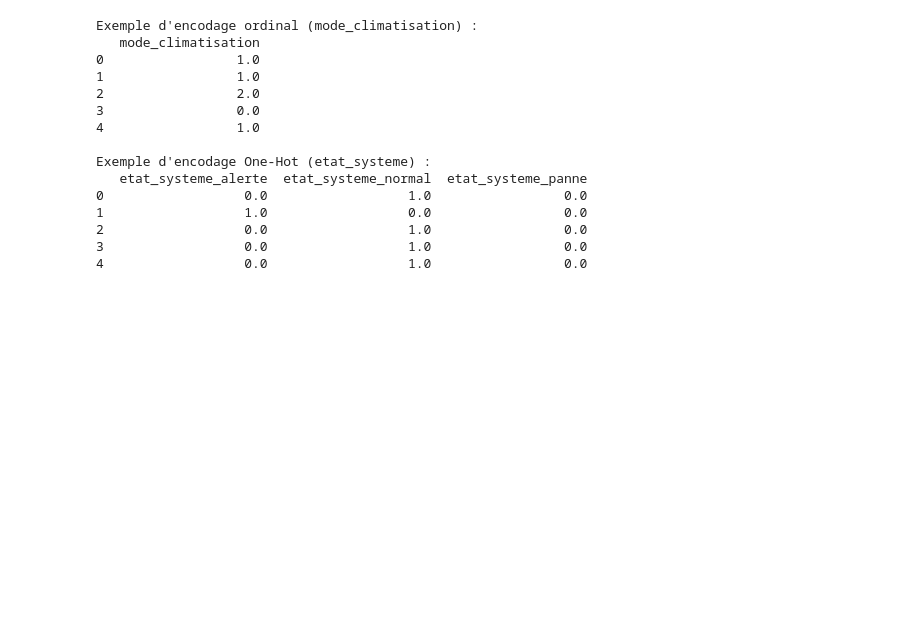
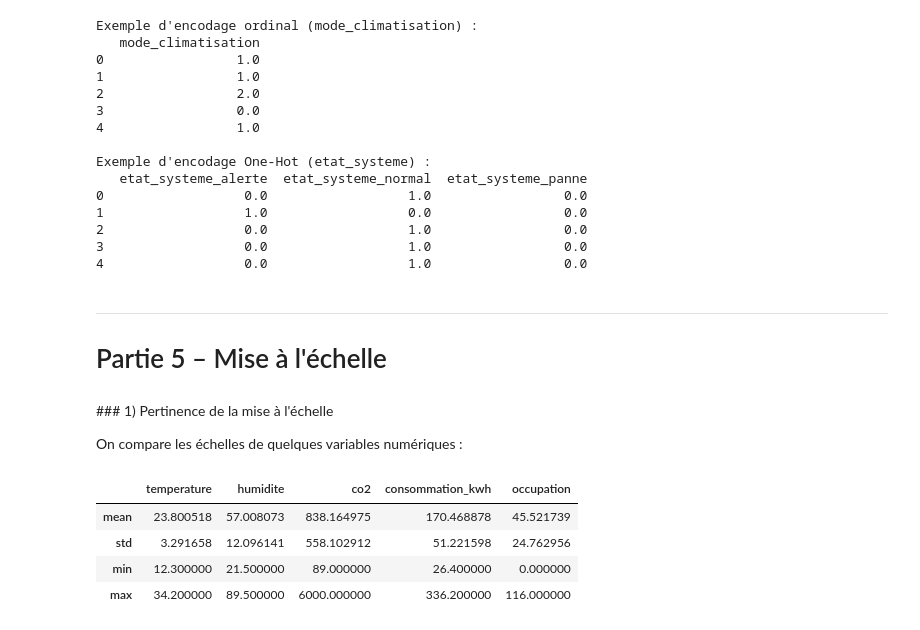
Before and after one commit to massamba0809/atelier_prepa_donnees_tab, a Jupyter notebook: notebooks/atelier_prepa_donnees_tab.ipynb, the cells around one changed output. Cells and saved outputs as stored; diff of their text form; code cells hidden in the pictures; blank space fills up the shorter version.

Commit message:
pertinance de la mise en echelle

```diff
--- a/notebooks/atelier_prepa_donnees_tab.ipynb
+++ b/notebooks/atelier_prepa_donnees_tab.ipynb
@@ -782,3 +782,18 @@ Exemple d'encodage One-Hot (etat_systeme) :
 2                  0.0                  1.0                 0.0
 3                  0.0                  1.0                 0.0
 4                  0.0                  1.0                 0.0
+# %% [markdown]
+---
+# Partie 5 – Mise à l'échelle
+# %% [markdown]
+\### 1) Pertinence de la mise à l'échelle
+
+On compare les échelles de quelques variables numériques :
+# %%
+X_train[["temperature", "humidite", "co2", "consommation_kwh", "occupation"]].describe().loc[["mean","std","min","max"]]
+# %% [output]
+|  | temperature | humidite | co2 | consommation_kwh | occupation |
+| mean | 23.800518 | 57.008073 | 838.164975 | 170.468878 | 45.521739 |
+| std | 3.291658 | 12.096141 | 558.102912 | 51.221598 | 24.762956 |
+| min | 12.300000 | 21.500000 | 89.000000 | 26.400000 | 0.000000 |
+| max | 34.200000 | 89.500000 | 6000.000000 | 336.200000 | 116.000000 |
```
Also changed, not shown: parts of 1 cell of this notebook.
